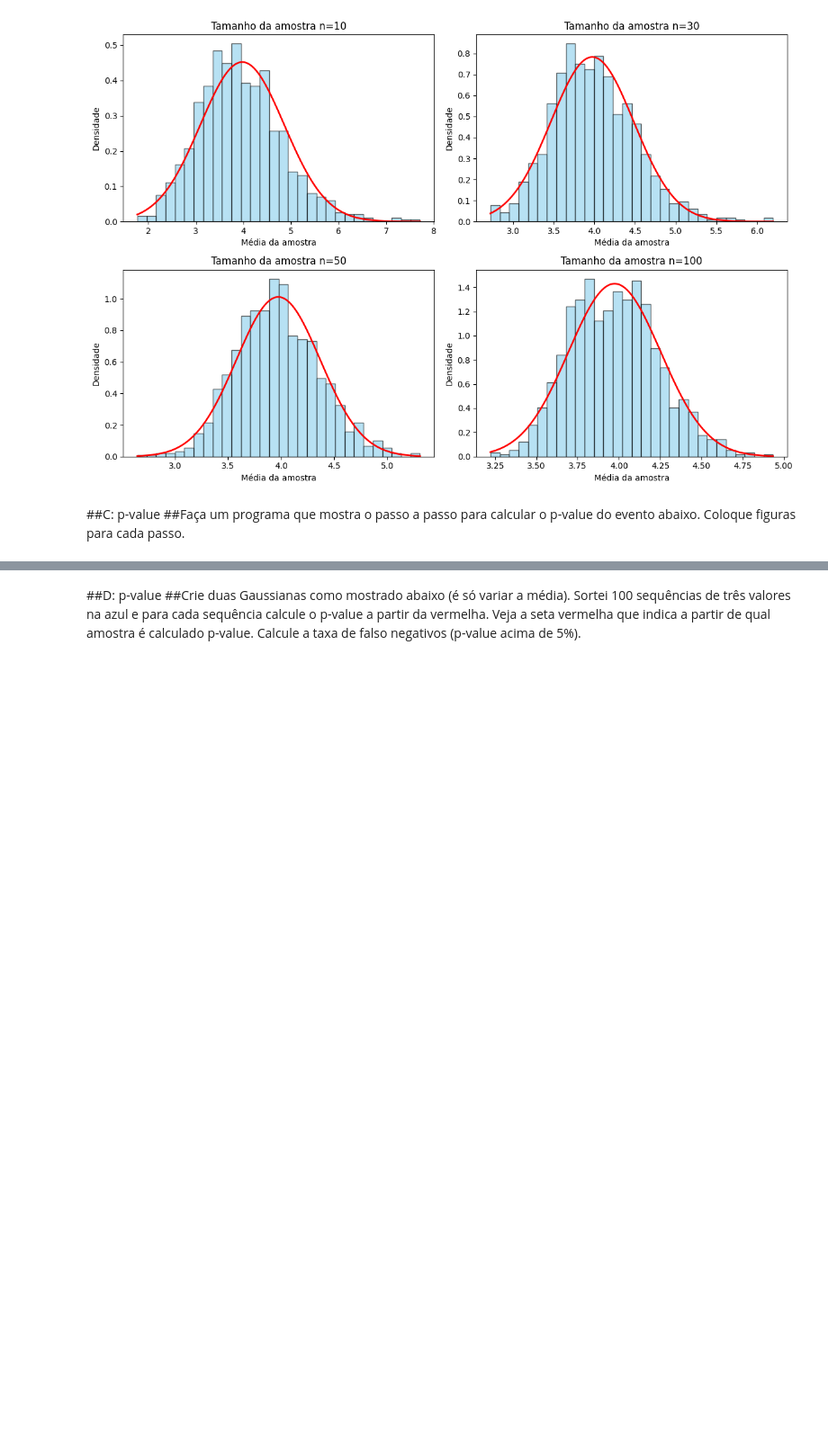
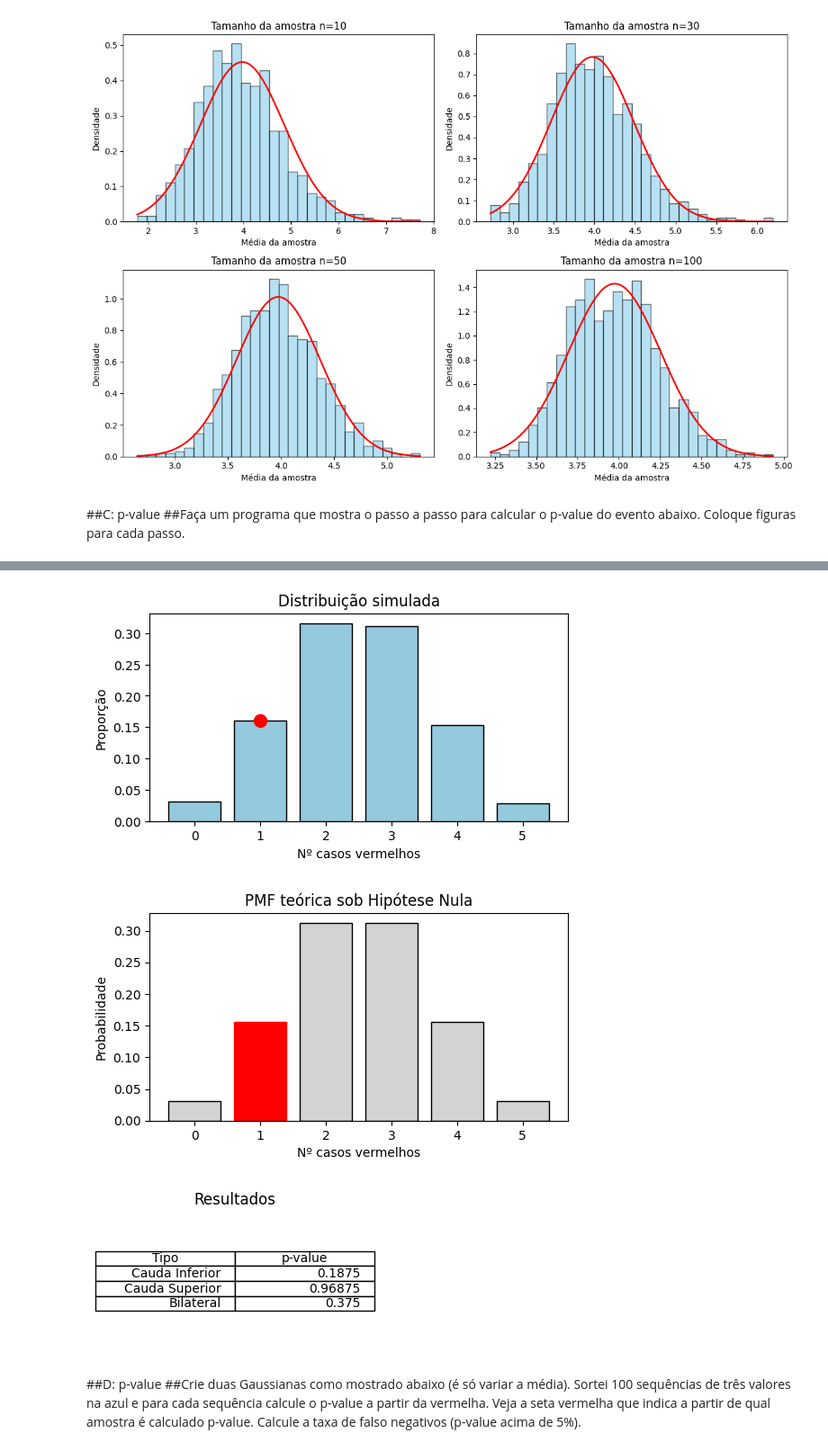
Before and after one commit to falloutdey/Atividade1_LLM_e_Estatistica, a Jupyter notebook: Atividade1_LLM_e_Estatistica.ipynb, the cells around one changed output, grey strips where cells are left out. Shown at 90% size. Drawn from its saved outputs; the diff is of its cells as text; code cells hidden in the pictures; blank space fills up the shorter version.

```diff
--- a/Atividade1_LLM_e_Estatistica.ipynb
+++ b/Atividade1_LLM_e_Estatistica.ipynb
@@ -333,3 +344,59 @@ plt.show()
+# %%
+#Imports
+import numpy as np
+import matplotlib.pyplot as plt
+import seaborn as sb
+import pandas as pd
+from scipy.stats import binom, binomtest
+
+#Parâmetros
+tamanho_amostra = 5
+vermelhos = 1
+hip_nula = 0.5
+num_simulacao = 10000
+np.random.seed(42)
+
+simulacao = np.random.binomial(tamanho_amostra, hip_nula, size=num_simulacao)
+
+valores = np.arange(0, tamanho_amostra+1)
+freqs = np.bincount(simulacao, minlength=tamanho_amostra+1)/num_simulacao
+
+pmf = binom.pmf(valores, tamanho_amostra, hip_nula)
+
+#p-values
+cauda_inferior = binom.cdf(vermelhos, tamanho_amostra, hip_nula)
+
+cauda_superior = 1 - binom.cdf(vermelhos - 1, tamanho_amostra, hip_nula)
+
+bilateral = binomtest(vermelhos, tamanho_amostra, hip_nula, alternative="two-sided").pvalue
+
+plt.figure(figsize=(6,3))
+sb.barplot(x=valores, y=freqs, color='skyblue', edgecolor='black')
+plt.scatter([vermelhos], [freqs[vermelhos]], color='red', s=100)
+plt.title("Distribuição simulada")
+plt.xlabel("Nº casos vermelhos")
+plt.ylabel("Proporção")
+plt.show()
+
+plt.figure(figsize=(6,3))
+barras = plt.bar(valores, pmf, color='lightgray', edgecolor='black')
+barras[vermelhos].set_color('red')
+plt.title("PMF teórica sob Hipótese Nula")
+plt.xlabel("Nº casos vermelhos")
+plt.ylabel("Probabilidade")
+plt.show()
+
+df = pd.DataFrame({"Tipo" : ["Cauda Inferior", "Cauda Superior", "Bilateral"], "p-value" : [cauda_inferior, cauda_superior, bilateral]})
+
+plt.figure(figsize=(4,2))
+plt.axis('off')
+plt.table(cellText=df.values, colLabels=df.columns, loc='center')
+plt.title("Resultados")
+plt.show()
+# %% [output]
+[figure, added]
+[figure, added]
+[figure, added]
 # %% [markdown]
 ##D: p-value
 ##Crie duas Gaussianas como mostrado abaixo (é só variar a média). Sortei 100 sequências de três valores na azul e para cada sequência calcule o p-value a partir da vermelha. Veja a seta vermelha que indica a partir de qual amostra é calculado p-value. Calcule a taxa de falso negativos (p-value acima de 5%).
```
Also changed, not shown: parts of 1 cell of this notebook.
